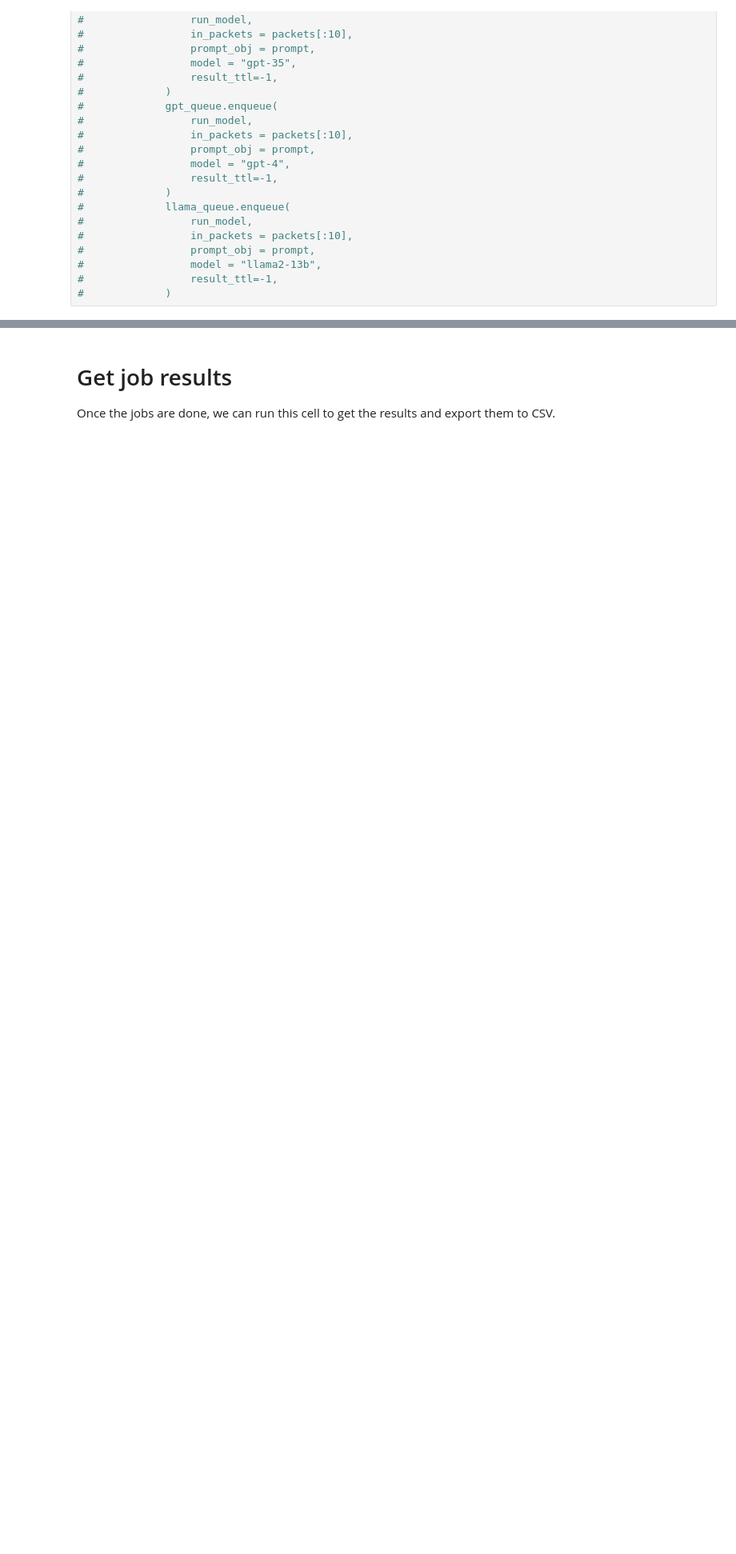
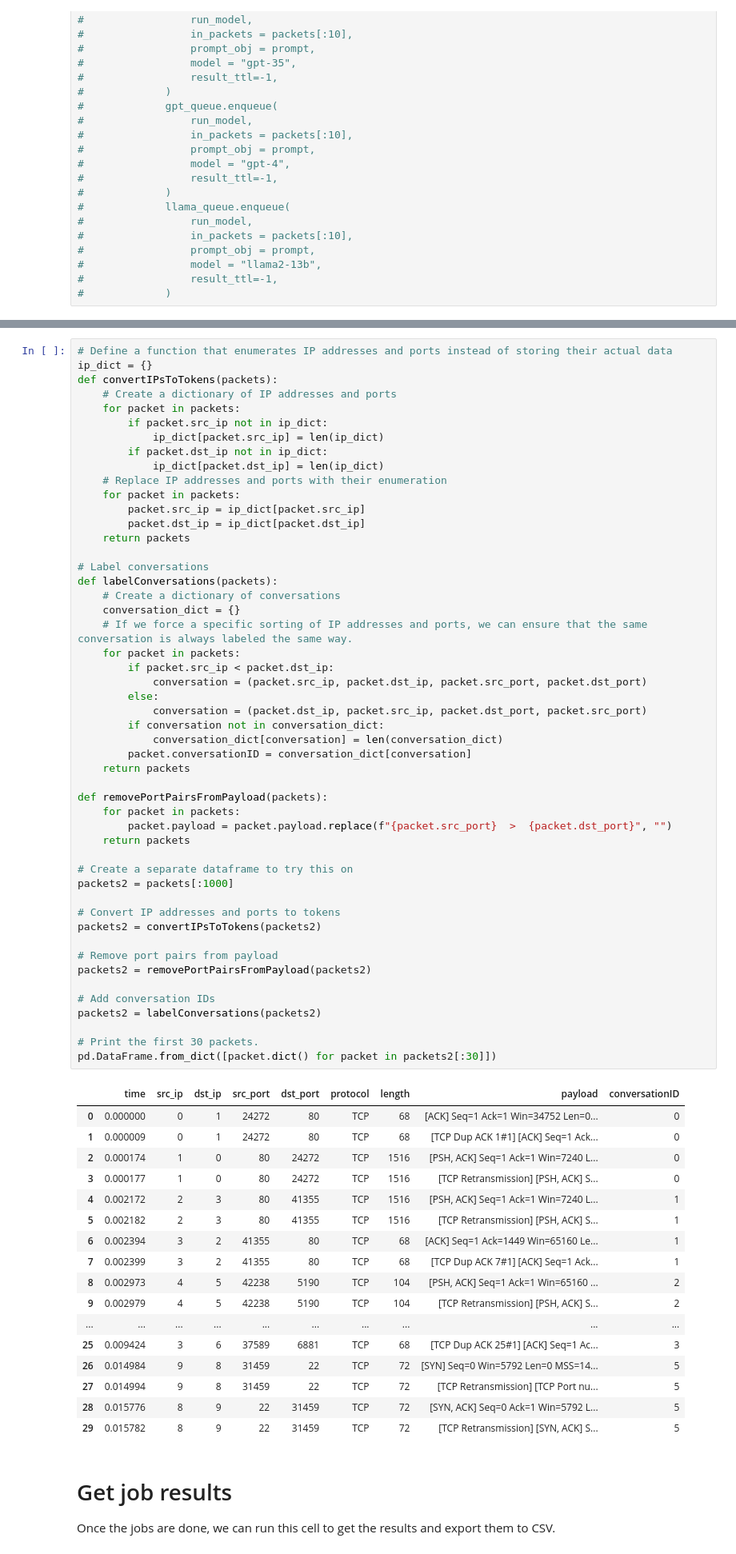
Before and after one commit to aapon00/NetSim2022, a Jupyter notebook: llm/new-network-gen.ipynb, the cells around one changed output, grey strips where cells are left out. Shown: that part at 80% size. Saved outputs shown, nothing was run; the diff lists cells and outputs as text; blank space fills up the shorter version.

```diff
--- a/llm/new-network-gen.ipynb
+++ b/llm/new-network-gen.ipynb
@@ -183,3 +180,71 @@ We will add 10 jobs for each prompt and model to the Redis queue. Right now, we
+# %%
+# Define a function that enumerates IP addresses and ports instead of storing their actual data
+ip_dict = {}
+def convertIPsToTokens(packets):
+    # Create a dictionary of IP addresses and ports
+    for packet in packets:
+        if packet.src_ip not in ip_dict:
+            ip_dict[packet.src_ip] = len(ip_dict)
+        if packet.dst_ip not in ip_dict:
+            ip_dict[packet.dst_ip] = len(ip_dict)
+    # Replace IP addresses and ports with their enumeration
+    for packet in packets:
+        packet.src_ip = ip_dict[packet.src_ip]
+        packet.dst_ip = ip_dict[packet.dst_ip]
+    return packets
+
+# Label conversations
+def labelConversations(packets):
+    # Create a dictionary of conversations
+    conversation_dict = {}
+    # If we force a specific sorting of IP addresses and ports, we can ensure that the same conversation is always labeled the same way.
+    for packet in packets:
+        if packet.src_ip < packet.dst_ip:
+            conversation = (packet.src_ip, packet.dst_ip, packet.src_port, packet.dst_port)
+        else:
+            conversation = (packet.dst_ip, packet.src_ip, packet.dst_port, packet.src_port)
+        if conversation not in conversation_dict:
+            conversation_dict[conversation] = len(conversation_dict)
+        packet.conversationID = conversation_dict[conversation]
+    return packets
+
+def removePortPairsFromPayload(packets):
+    for packet in packets:
+        packet.payload = packet.payload.replace(f"{packet.src_port}  >  {packet.dst_port}", "")
+    return packets
+
+# Create a separate dataframe to try this on
+packets2 = packets[:1000]
+
+# Convert IP addresses and ports to tokens
+packets2 = convertIPsToTokens(packets2)
+
+# Remove port pairs from payload
+packets2 = removePortPairsFromPayload(packets2)
+
+# Add conversation IDs
+packets2 = labelConversations(packets2)
+
+# Print the first 30 packets.
+pd.DataFrame.from_dict([packet.dict() for packet in packets2[:30]])
+# %% [output]
+|  | time | src_ip | dst_ip | src_port | dst_port | protocol | length | payload | conversationID |
+| 0 | 0.000000 | 0 | 1 | 24272 | 80 | TCP | 68 | [ACK] Seq=1 Ack=1 Win=34752 Len=0... | 0 |
+| 1 | 0.000009 | 0 | 1 | 24272 | 80 | TCP | 68 | [TCP Dup ACK 1#1] [ACK] Seq=1 Ack... | 0 |
+| 2 | 0.000174 | 1 | 0 | 80 | 24272 | TCP | 1516 | [PSH, ACK] Seq=1 Ack=1 Win=7240 L... | 0 |
+| 3 | 0.000177 | 1 | 0 | 80 | 24272 | TCP | 1516 | [TCP Retransmission] [PSH, ACK] S... | 0 |
+| 4 | 0.002172 | 2 | 3 | 80 | 41355 | TCP | 1516 | [PSH, ACK] Seq=1 Ack=1 Win=7240 L... | 1 |
+| 5 | 0.002182 | 2 | 3 | 80 | 41355 | TCP | 1516 | [TCP Retransmission] [PSH, ACK] S... | 1 |
+| 6 | 0.002394 | 3 | 2 | 41355 | 80 | TCP | 68 | [ACK] Seq=1 Ack=1449 Win=65160 Le... | 1 |
+| 7 | 0.002399 | 3 | 2 | 41355 | 80 | TCP | 68 | [TCP Dup ACK 7#1] [ACK] Seq=1 Ack... | 1 |
+| 8 | 0.002973 | 4 | 5 | 42238 | 5190 | TCP | 104 | [PSH, ACK] Seq=1 Ack=1 Win=65160 ... | 2 |
+| 9 | 0.002979 | 4 | 5 | 42238 | 5190 | TCP | 104 | [TCP Retransmission] [PSH, ACK] S... | 2 |
+| ... | ... | ... | ... | ... | ... | ... | ... | ... | ... |
+| 25 | 0.009424 | 3 | 6 | 37589 | 6881 | TCP | 68 | [TCP Dup ACK 25#1] [ACK] Seq=1 Ac... | 3 |
+| 26 | 0.014984 | 9 | 8 | 31459 | 22 | TCP | 72 | [SYN] Seq=0 Win=5792 Len=0 MSS=14... | 5 |
+| 27 | 0.014994 | 9 | 8 | 31459 | 22 | TCP | 72 | [TCP Retransmission] [TCP Port nu... | 5 |
+| 28 | 0.015776 | 8 | 9 | 22 | 31459 | TCP | 72 | [SYN, ACK] Seq=0 Ack=1 Win=5792 L... | 5 |
+| 29 | 0.015782 | 8 | 9 | 22 | 31459 | TCP | 72 | [TCP Retransmission] [SYN, ACK] S... | 5 |
 # %% [markdown]
 # Get job results
 Once the jobs are done, we can run this cell to get the results and export them to CSV.
```
Also changed, not shown: parts of 9 cells of this notebook, 1 other file.
